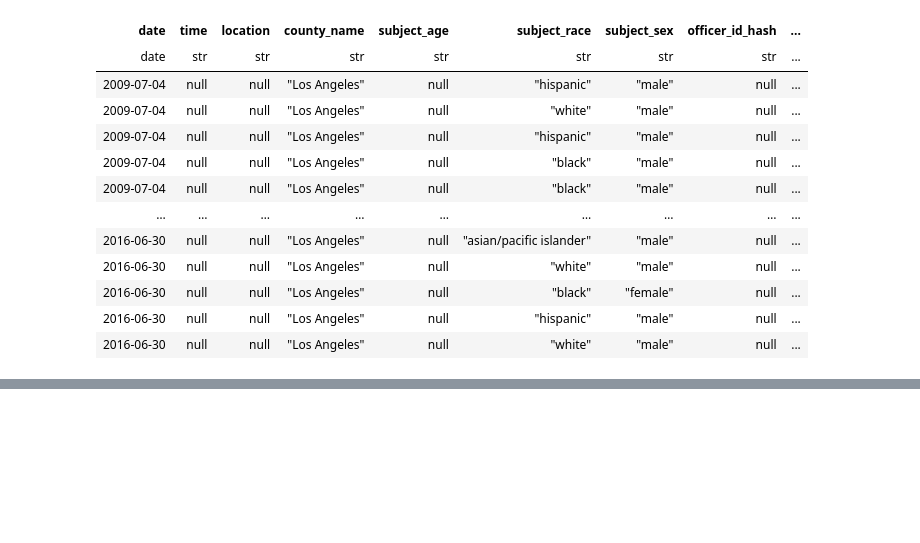
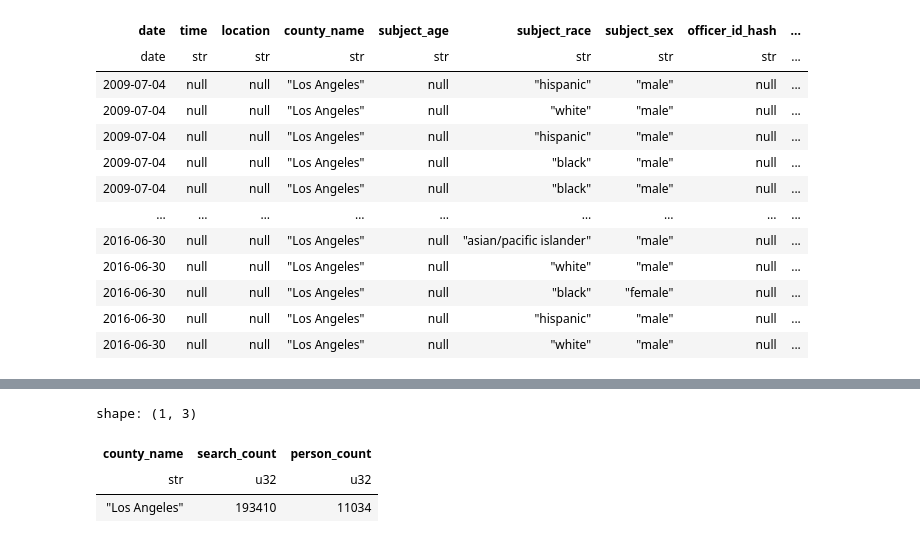
Before and after one commit to ramyap06/stanford-open-policing-data-analysis, a Jupyter notebook: location.ipynb, the cells around one changed output, grey strips where cells are left out. Cells and saved outputs as stored; diff of their text form; code cells hidden in the pictures; blank space fills up the shorter version.

```diff
--- a/location.ipynb
+++ b/location.ipynb
@@ -260,0 +284,12 @@ columns = ['search_person', 'search_vehicle']
+# %%
+la_cells = la_cells.select(['county_name', 'search_conducted', 'search_person'])
+la_filtered = la_cells.group_by('county_name').agg(
+    (pl.col('search_conducted') == 'TRUE').sum().alias('search_count'),
+    (pl.col('search_person') == 'TRUE').sum().alias('person_count')
+)
+la_filtered
+# %% [output]
+shape: (1, 3)
+| county_name | search_count | person_count |
+| str | u32 | u32 |
+| "Los Angeles" | 193410 | 11034 |
```
Also changed, not shown: parts of 3 cells of this notebook, 1 other file.
